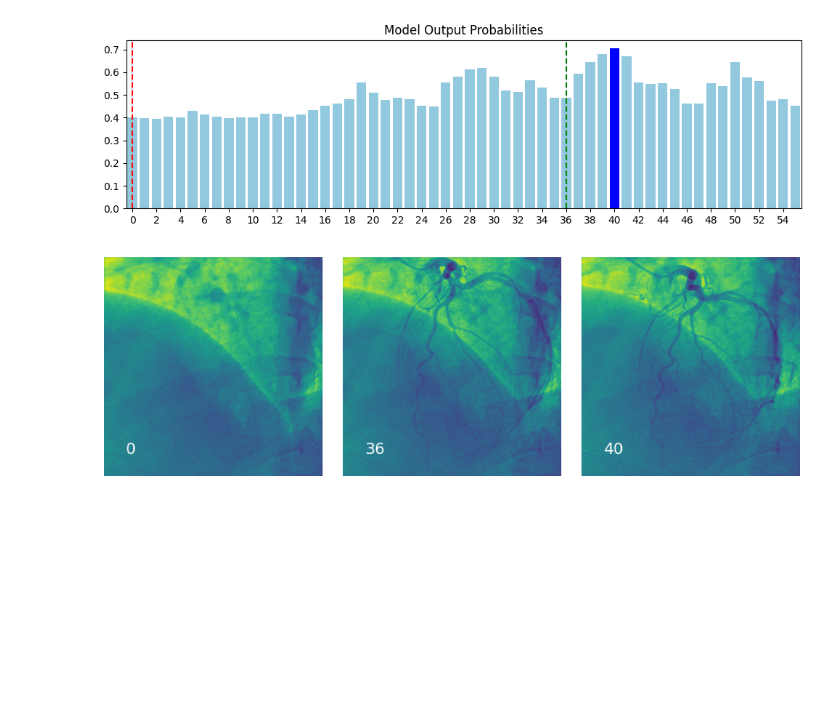
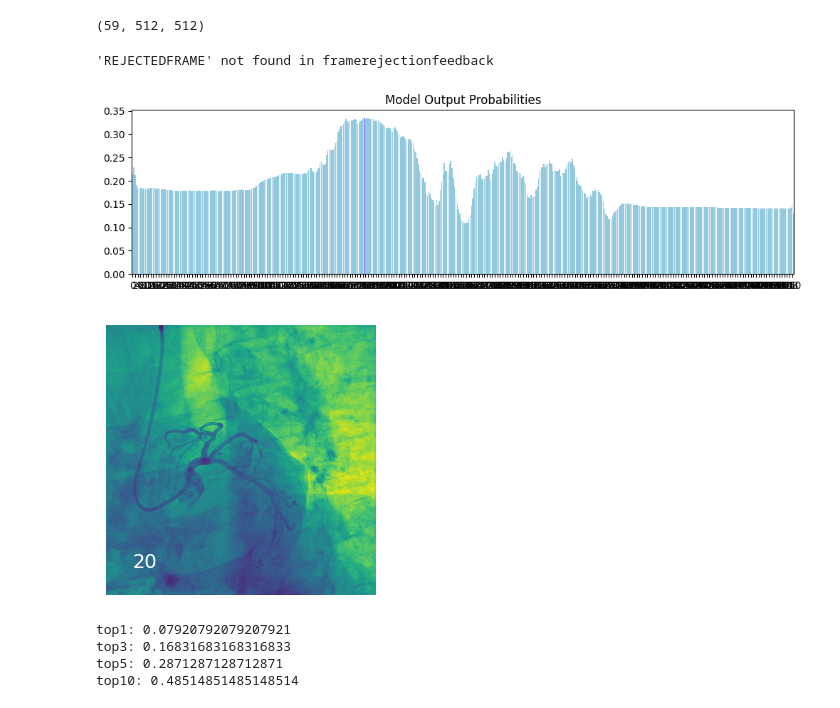
Before and after one commit to wojtke/agh-coronarography-analysis, a Jupyter notebook: eval_frame_selection.ipynb, the cells around one changed output. Cells and saved outputs as stored; diff of their text form; code cells hidden in the pictures; blank space fills up the shorter version.

```diff
--- a/eval_frame_selection.ipynb
+++ b/eval_frame_selection.ipynb
@@ -25,3 +34,6 @@ for param in model.parameters():
 # %%
-df = pd.read_csv("data/v2/framerejectionfeedback.csv")
-df = df.set_index("IMAGE_ID")
+df = pd.read_csv("data/framerejectionfeedback.csv")
+sel = df.groupby("IMAGE_ID")["SELECTEDFRAME"].apply(list)
+rej = df.groupby("IMAGE_ID")["REJECTEDFRAME"].apply(list)
+
+df = pd.DataFrame({"selected": sel, "rejected": rej})
@@ -41,0 +40,29 @@ for filename in tqdm(dcm_files):
+# %%
+def get_scores(img_id, smoothen=None):
+    img = images[img_id]
+    img = transform(img.transpose(1,2,0)).to(device).unsqueeze(1)
+    probs = torch.sigmoid(model(img))[:, 1]
+    probs = probs.cpu().numpy()
+
+    if smoothen is not None:
+        kernel = np.hamming(smoothen)
+        probs = np.convolve(probs, kernel/kernel.sum(), mode='same')
+
+    return probs
+# %%
+stats = {}
+
+for img_id, row in df.iterrows():
+    if img_id not in images:
+        continue
+    scores = get_scores(img_id)
+    top_n = np.argmax(scores)
+    stats[img_id] = {
+        "dist_from_selected": min(abs(top_n - n) for n in row["selected"]),
+        "dist_from_rejected": min(abs(top_n - n) for n in row["rejected"]),
+        "top_n_pos": min(list(np.argsort(-scores)).index(n) for n in row["selected"]),
+        "seq_len": images[img_id].shape[0]
+    }
+
+stats_df = pd.DataFrame(stats).T
+stats_df
@@ -42,2 +83,6 @@ for filename in tqdm(dcm_files):
+# %%
+images["131aedfhs6pnf1fvtvp49h4bhdjeabmt22"].shape
+# %% [output]
+(59, 512, 512)
 # %%
 def plot_frame_selection(img_id):
@@ -68,15 +109,16 @@ def plot_frame_selection(img_id):
     plt.show()
 # %%
 random_img_id = np.random.choice(list(images.keys()))
-plot_frame_selection(random_img_id)
+plot_frame_selection("131aedfhs6pnf1fvtvp49h4bhdjeabmt22")
 # %% [output]
+'REJECTEDFRAME' not found in framerejectionfeedback
-[figure, old version]
+[figure, new version]
 # %%
 def imshow_frames(img_id, frames):
     img = images[img_id]
 
     fig, axes = plt.subplots(1, len(frames), figsize=(3 * len(frames),  3))
-    axes = axes.flatten()
+    axes = axes.flatten() if len(frames) > 1 else [axes]
 
     for ax, frame in zip(axes, frames):
         ax.imshow(img[frame])
@@ -86,6 +128,7 @@ def imshow_frames(img_id, frames):
     plt.tight_layout()
     plt.show()
 # %%
-imshow_frames(random_img_id, [0, 36, 40])
+random_img_id = np.random.choice(list(images.keys()))
+imshow_frames(random_img_id, [20])
 # %% [output]
-[figure, old version]
+[figure, new version]
@@ -91,0 +158,7 @@ imshow_frames(random_img_id, [0, 36, 40])
+# %%
+top_k_accuracy()
+# %% [output]
+top1: 0.07920792079207921
+top3: 0.16831683168316833
+top5: 0.2871287128712871
+top10: 0.48514851485148514
```
Also changed, not shown: parts of 7 cells of this notebook, 16 other files.
